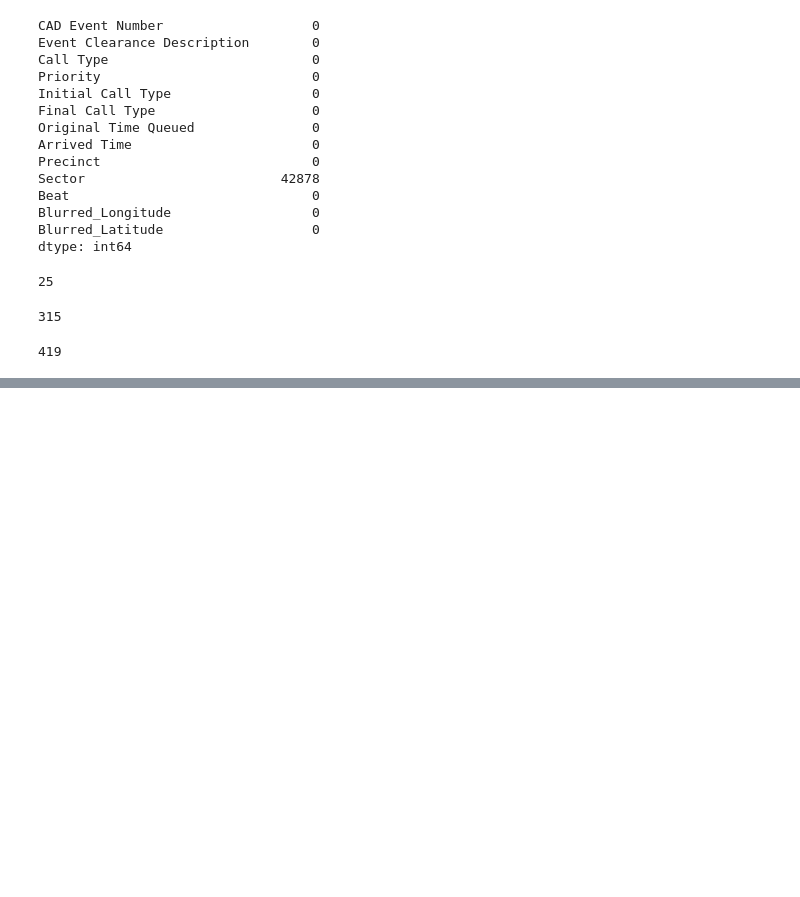
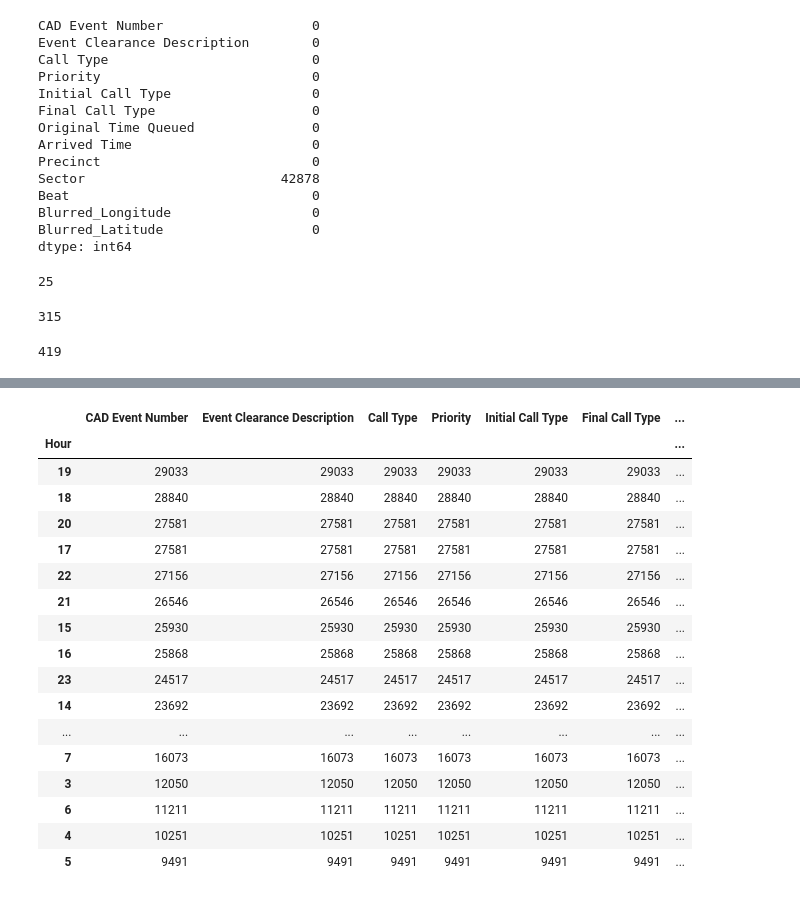
Before and after one commit to robertcristianoo/TCC, a Jupyter notebook: notebooks/analiseDB.ipynb, the cells around one changed output, grey strips where cells are left out. Drawn from its saved outputs; the diff is of its cells as text; code cells hidden in the pictures; blank space fills up the shorter version.

```diff
--- a/notebooks/analiseDB.ipynb
+++ b/notebooks/analiseDB.ipynb
@@ -165,0 +276,28 @@ ValueError: Could not interpret input 'Reason'
+# %%
+# import statistics as st
+
+# prankPerDay = st.mode(dataset['Hour'])
+# prankPerDay
+
+
+prankPerHour = dfPrank.groupby('Hour').count().sort_values('Beat', ascending=False)
+prankPerHour
+# %% [output]
+|  | CAD Event Number | Event Clearance Description | Call Type | Priority | Initial Call Type | Final Call Type | ... |
+| Hour |  |  |  |  |  |  | ... |
+| 19 | 29033 | 29033 | 29033 | 29033 | 29033 | 29033 | ... |
+| 18 | 28840 | 28840 | 28840 | 28840 | 28840 | 28840 | ... |
+| 20 | 27581 | 27581 | 27581 | 27581 | 27581 | 27581 | ... |
+| 17 | 27581 | 27581 | 27581 | 27581 | 27581 | 27581 | ... |
+| 22 | 27156 | 27156 | 27156 | 27156 | 27156 | 27156 | ... |
+| 21 | 26546 | 26546 | 26546 | 26546 | 26546 | 26546 | ... |
+| 15 | 25930 | 25930 | 25930 | 25930 | 25930 | 25930 | ... |
+| 16 | 25868 | 25868 | 25868 | 25868 | 25868 | 25868 | ... |
+| 23 | 24517 | 24517 | 24517 | 24517 | 24517 | 24517 | ... |
+| 14 | 23692 | 23692 | 23692 | 23692 | 23692 | 23692 | ... |
+| ... | ... | ... | ... | ... | ... | ... | ... |
+| 7 | 16073 | 16073 | 16073 | 16073 | 16073 | 16073 | ... |
+| 3 | 12050 | 12050 | 12050 | 12050 | 12050 | 12050 | ... |
+| 6 | 11211 | 11211 | 11211 | 11211 | 11211 | 11211 | ... |
+| 4 | 10251 | 10251 | 10251 | 10251 | 10251 | 10251 | ... |
+| 5 | 9491 | 9491 | 9491 | 9491 | 9491 | 9491 | ... |
```
Also changed, not shown: parts of 14 cells of this notebook, 1 other file.
